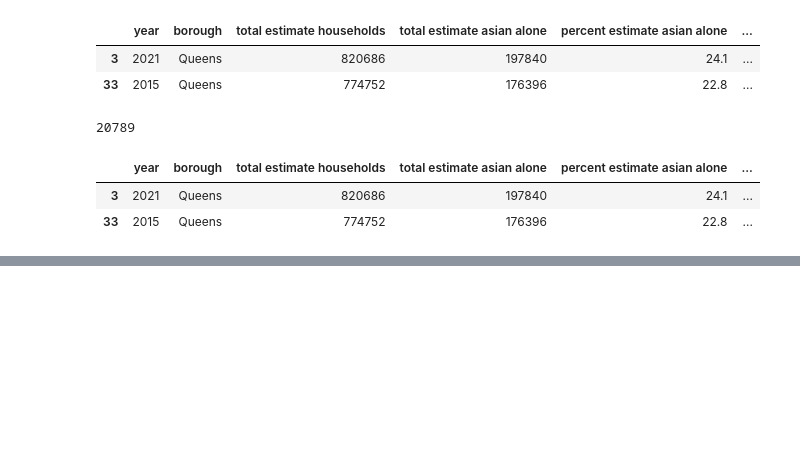
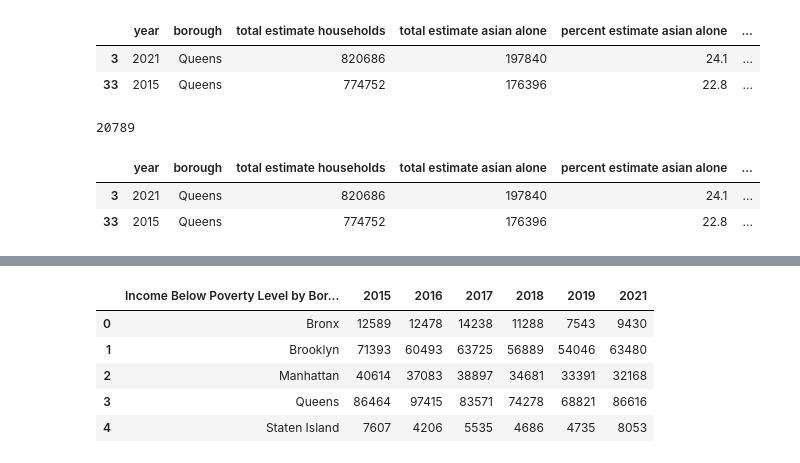
Before and after one commit to arubybonilla/2023-asam-poverty, a Jupyter notebook: 2023-asam-snap-food-stamps-analysis-smail-bonilla.ipynb, the cells around one changed output, grey strips where cells are left out. Cells and saved outputs as stored; diff of their text form; code cells hidden in the pictures; blank space fills up the shorter version.

```diff
--- a/2023-asam-snap-food-stamps-analysis-smail-bonilla.ipynb
+++ b/2023-asam-snap-food-stamps-analysis-smail-bonilla.ipynb
@@ -188,0 +196,14 @@ NameError: name 'pd' is not defined
+# %%
+#data below poverty by borough and year from 2015 to 2021
+## Import libraries
+import pandas as pd
+
+df_pov = pd.read_csv("asam-income-below-poverty.csv")
+df_pov
+# %% [output]
+|  | Income Below Poverty Level by Bor... | 2015 | 2016 | 2017 | 2018 | 2019 | 2021 |
+| 0 | Bronx | 12589 | 12478 | 14238 | 11288 | 7543 | 9430 |
+| 1 | Brooklyn | 71393 | 60493 | 63725 | 56889 | 54046 | 63480 |
+| 2 | Manhattan | 40614 | 37083 | 38897 | 34681 | 33391 | 32168 |
+| 3 | Queens | 86464 | 97415 | 83571 | 74278 | 68821 | 86616 |
+| 4 | Staten Island | 7607 | 4206 | 5535 | 4686 | 4735 | 8053 |
```
Also changed, not shown: parts of 2 cells of this notebook.
